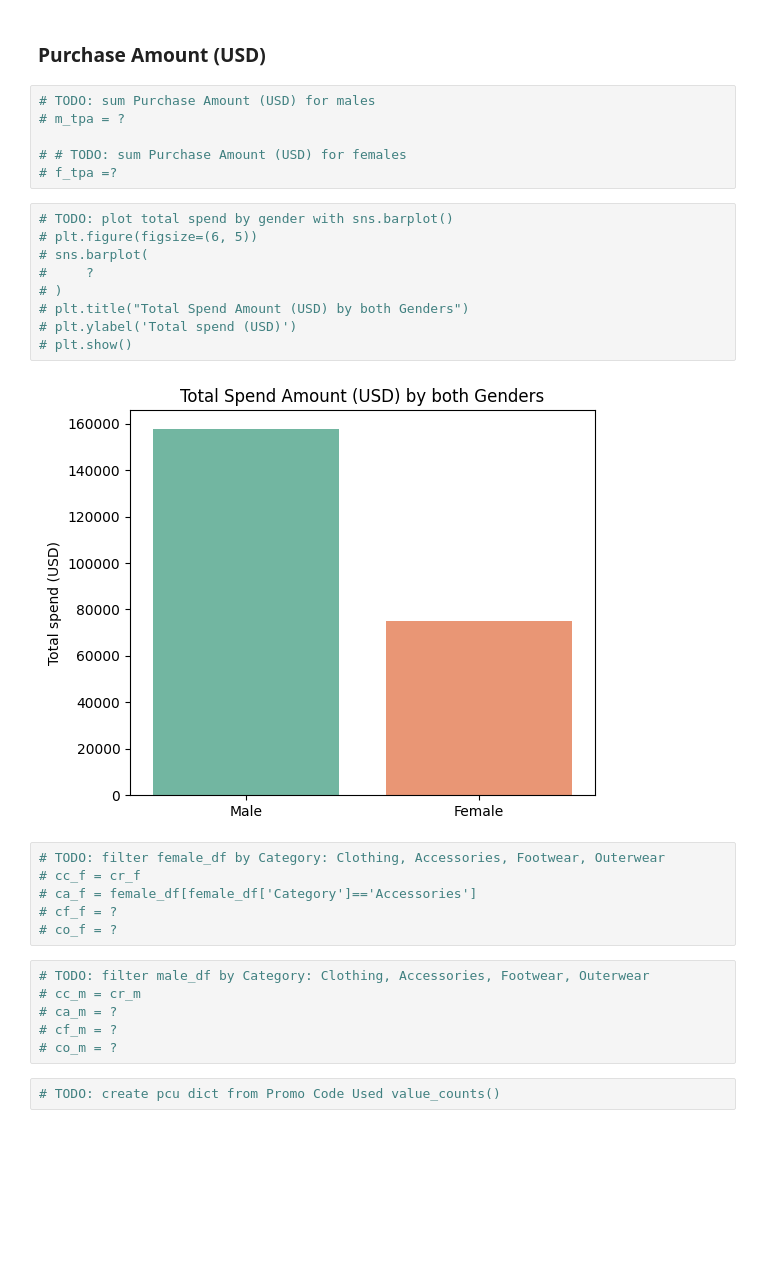
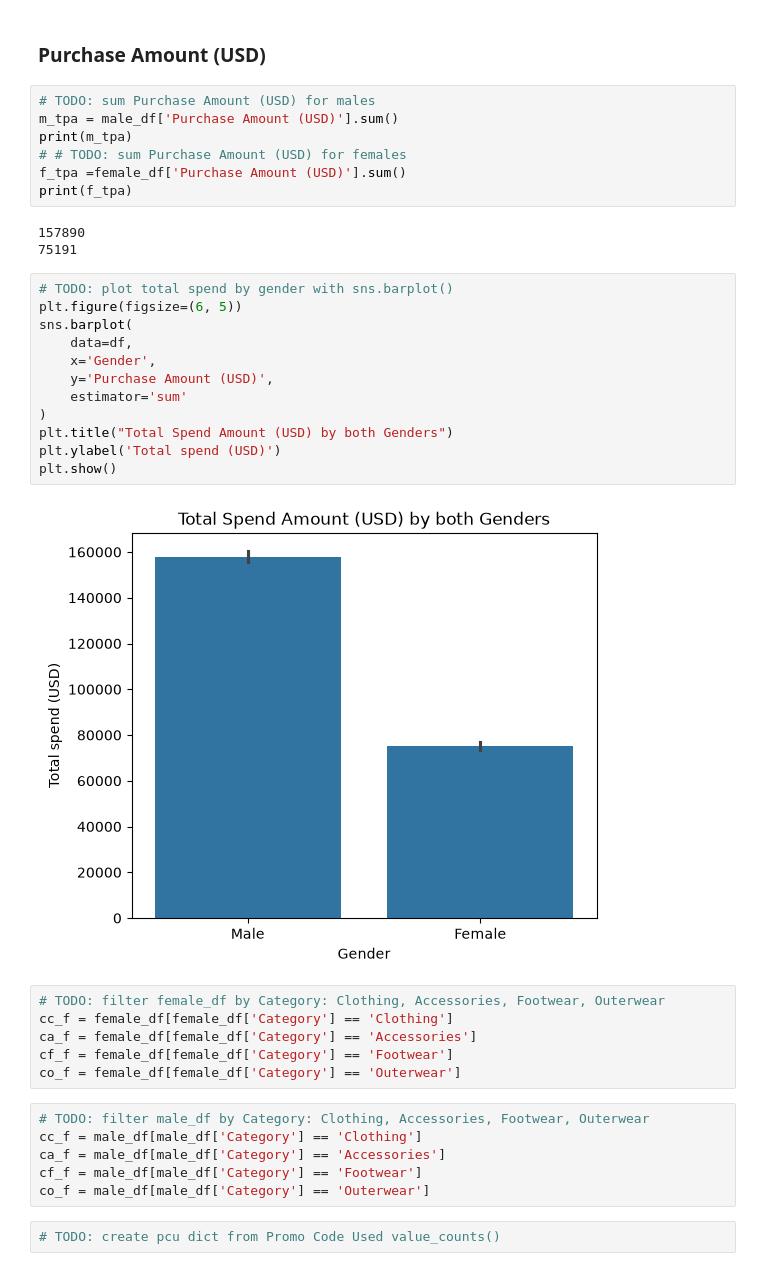
Before and after one commit to antrandevv/PandasFromZeroToHero, a Jupyter notebook: Practices_w3/w5_2.ipynb, the cells around one changed output. Saved outputs shown, nothing was run; the diff lists cells and outputs as text; blank space fills up the shorter version.

```diff
--- a/Practices_w3/w5_2.ipynb
+++ b/Practices_w3/w5_2.ipynb
@@ -272,33 +349,40 @@ plt.show()
 ### **Purchase Amount (USD)**
 # %%
 # TODO: sum Purchase Amount (USD) for males
-# m_tpa = ?
-
+m_tpa = male_df['Purchase Amount (USD)'].sum()
+print(m_tpa)
 # # TODO: sum Purchase Amount (USD) for females
-# f_tpa =?
+f_tpa =female_df['Purchase Amount (USD)'].sum()
+print(f_tpa)
+# %% [output]
+157890
+75191
 # %%
 # TODO: plot total spend by gender with sns.barplot()
-# plt.figure(figsize=(6, 5))
-# sns.barplot(
-#     ?
-# )
-# plt.title("Total Spend Amount (USD) by both Genders")
-# plt.ylabel('Total spend (USD)')
-# plt.show()
+plt.figure(figsize=(6, 5))
+sns.barplot(
+    data=df,
+    x='Gender',
+    y='Purchase Amount (USD)',
+    estimator='sum'
+)
+plt.title("Total Spend Amount (USD) by both Genders")
+plt.ylabel('Total spend (USD)')
+plt.show()
 # %% [output]
-[figure, old version]
+[figure, new version]
 # %%
 # TODO: filter female_df by Category: Clothing, Accessories, Footwear, Outerwear
-# cc_f = cr_f
-# ca_f = female_df[female_df['Category']=='Accessories']
-# cf_f = ?
-# co_f = ?
+cc_f = female_df[female_df['Category'] == 'Clothing']
+ca_f = female_df[female_df['Category'] == 'Accessories']
+cf_f = female_df[female_df['Category'] == 'Footwear']
+co_f = female_df[female_df['Category'] == 'Outerwear']
 # %%
 # TODO: filter male_df by Category: Clothing, Accessories, Footwear, Outerwear
-# cc_m = cr_m
-# ca_m = ?
-# cf_m = ?
-# co_m = ?
+cc_f = male_df[male_df['Category'] == 'Clothing']
+ca_f = male_df[male_df['Category'] == 'Accessories']
+cf_f = male_df[male_df['Category'] == 'Footwear']
+co_f = male_df[male_df['Category'] == 'Outerwear']
 # %%
 # TODO: create pcu dict from Promo Code Used value_counts()
 # %% [markdown]
```
Also changed, not shown: parts of 17 cells of this notebook, 1 other file.
